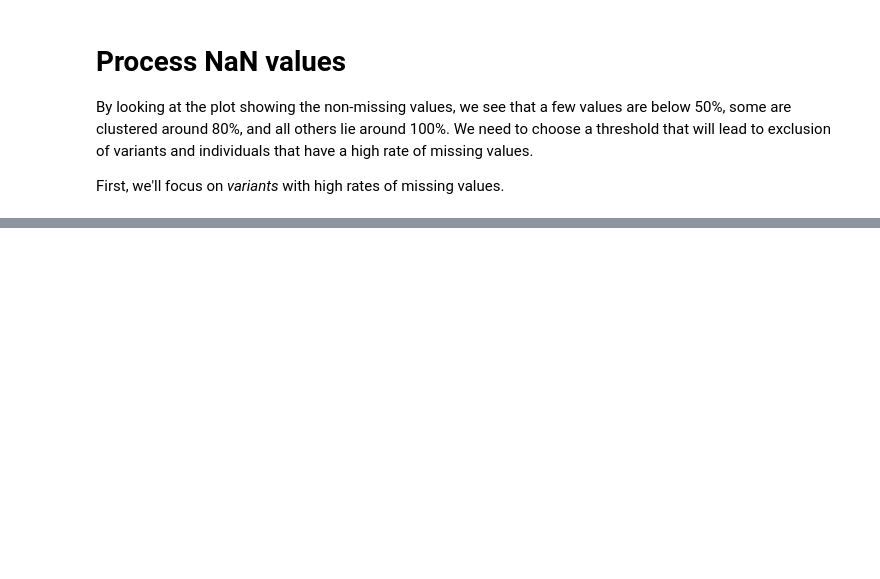
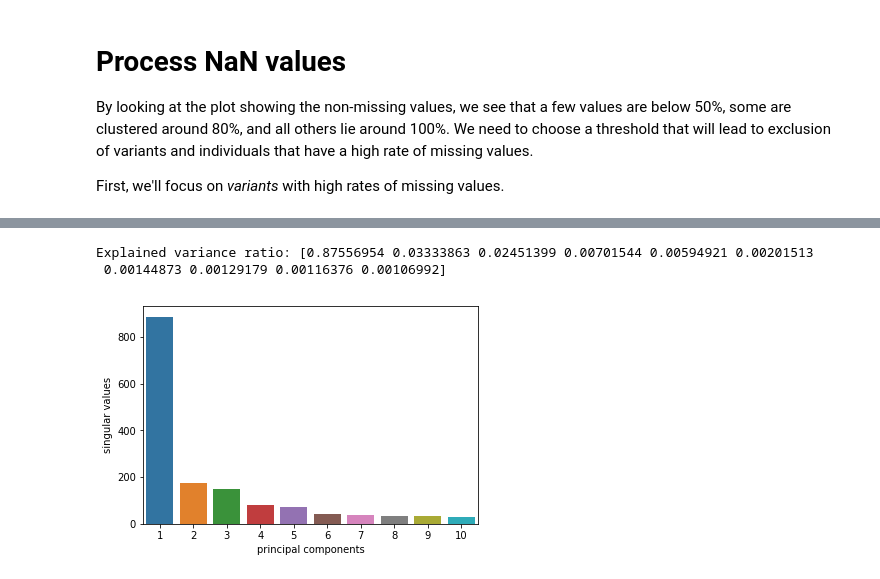
Before and after one commit to matthiaszeller/HBV, a Jupyter notebook: Viral data.ipynb, the cells around one changed output, grey strips where cells are left out. Cells and saved outputs as stored; diff of their text form; code cells hidden in the pictures; blank space fills up the shorter version.

Commit message:
viral data update
done: NaN imputation, PCA without variable transformation

```diff
--- a/Viral data.ipynb
+++ b/Viral data.ipynb
@@ -362,0 +401,14 @@ variants_threshold_max_missing = 0.5
+# %%
+# IMPUTATION
+df_pca = df_pos.transpose()
+imputer = SimpleImputer()
+imputed = imputer.fit_transform(df_pca)
+# Rebuild the DataFrame with the imputed values
+df_pca = pd.DataFrame(data=imputed, columns=df_pca.columns, index=df_pca.index)
+# %%
+# PCA
+pca = PCA(n_components = 10)
+pcs = pca.fit(df_pca.transpose())
+print("Shape of the components =", pcs.components_.shape)
+PC1 = pcs.components_[0]
+PC1.shape
@@ -362,0 +427,8 @@ variants_threshold_max_missing = 0.5
+# %%
+sns.barplot(x=np.arange(1, len(pcs.singular_values_)+1), y=pcs.singular_values_);
+plt.xlabel('principal components'); plt.ylabel('singular values');
+print("Explained variance ratios:", pcs.explained_variance_ratio_)
+# %% [output]
+Explained variance ratio: [0.87556954 0.03333863 0.02451399 0.00701544 0.00594921 0.00201513
+ 0.00144873 0.00129179 0.00116376 0.00106992]
+[figure, added]
```
Also changed, not shown: parts of 9 cells of this notebook.
